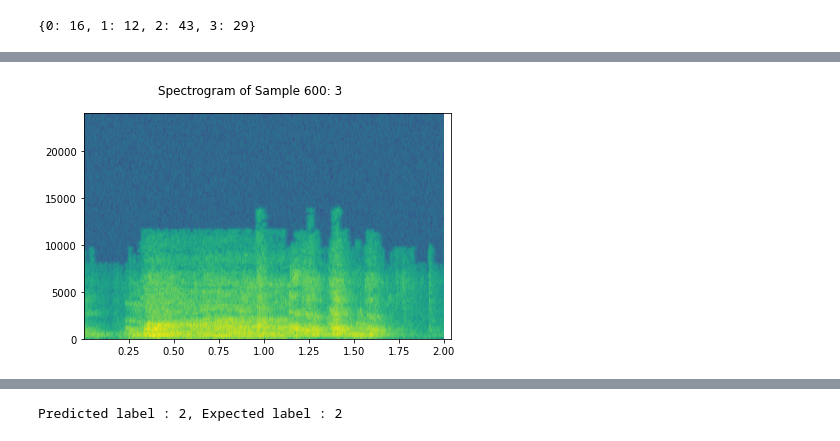
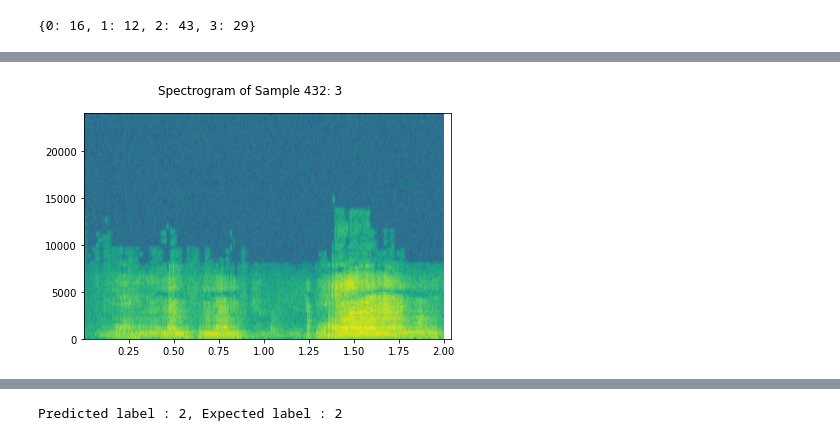
Before and after one commit to marie678/PigAudios, a Jupyter notebook: CNN_PigAudios_FinalVersion.ipynb, the cells around one changed output, grey strips where cells are left out. Saved outputs shown, nothing was run; the diff lists cells and outputs as text; code cells hidden in the pictures.

```diff
--- a/CNN_PigAudios_FinalVersion.ipynb
+++ b/CNN_PigAudios_FinalVersion.ipynb
@@ -71,6 +71,15 @@ transfo_mfcc = torchaudio.transforms.MFCC(
         norm='ortho',
         log_mels=False)
 
+transfo_mfcc2 = torchaudio.transforms.MFCC(
+        sample_rate=fixed_sample_rate,
+        n_mfcc=n_mfcc,
+        dct_type=2,
+        norm='ortho',
+        melkwargs={"n_fft": n_fft,
+                   "hop_length": hop_length,
+                   "n_mels": n_mels})
+
 transfo_spectro = torchaudio.transforms.Spectrogram(
         n_fft=n_fft,
         hop_length = hop_length,
@@ -83,9 +192,9 @@ transfo_spectro = torchaudio.transforms.Spectrogram(
 # %%
 # choose which transformation to apply to the waveforms + adjust necessary parameters/variables :
 
-transfo_applied = 'spectrogram'
+# transfo_applied = 'spectrogram'
 # transfo_applied = 'mel_spectrogram'
-# transfo_applied = 'mfcc'
+transfo_applied = 'mfcc'
 
 
 if transfo_applied == 'spectrogram':
@@ -101,9 +210,9 @@ elif transfo_applied == 'mel_spectrogram' :
     random_tensor = torch.rand([64,1,60,192]).to(device)
 
 elif transfo_applied == 'mfcc':
-    transformation = transfo_mfcc
-    cnn = CNN_mfcc()
-    best_model = CNN_mfcc()
+    transformation = transfo_mfcc2
+    cnn = CNN_mfcc2()
+    best_model = CNN_mfcc2()
     random_tensor = torch.rand([64,1,60,491]).to(device)
 # %%
 # Create the custom dataset class + apply transformation to the data
@@ -328,8 +447,8 @@ Dataset test - Number of Samples: 349
 # %%
-i = 600
+i = 432
 waveform, sample_rate, label, _ = train_dataset[i]
 plot_specgram(waveform, sample_rate, title=f"Spectrogram of Sample {i}: {label}")
 IPython.display.Audio(waveform, rate=sample_rate)
 # %% [output]
 [interactive output not drawn]
-[figure, old version]
+[figure, new version]
```
Also changed, not shown: parts of 25 cells of this notebook, 3 other files.
